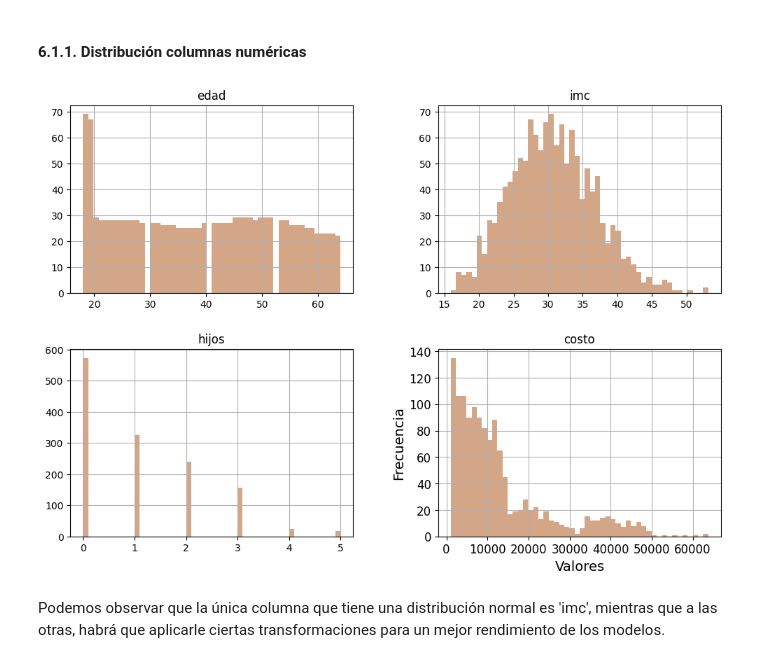
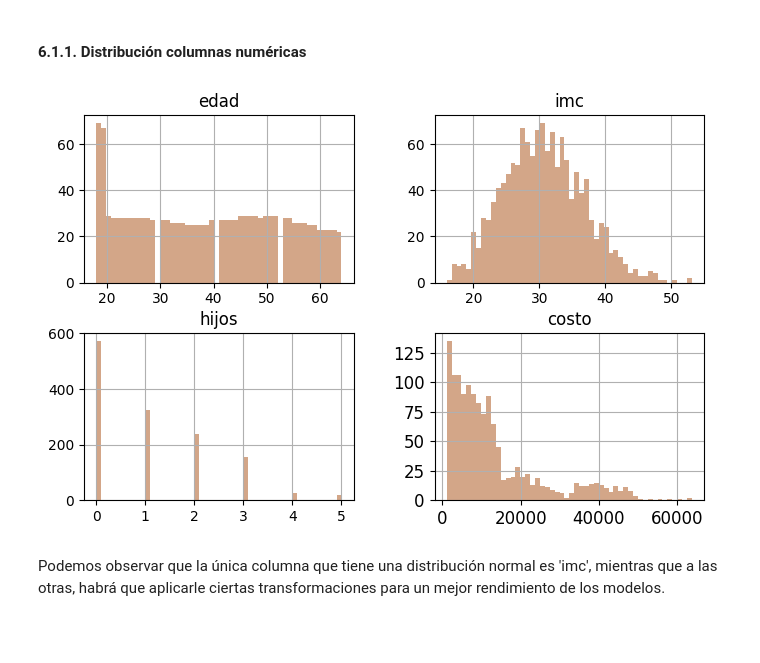
Before and after one commit to XimenaPO/MLProject_Medical_Cost, a Jupyter notebook: src/notebooks/project_resume.ipynb, the cells around one changed output. Saved outputs shown, nothing was run; the diff lists cells and outputs as text; code cells hidden in the pictures; blank space fills up the shorter version.

```diff
--- a/src/notebooks/project_resume.ipynb
+++ b/src/notebooks/project_resume.ipynb
@@ -211 +212,3 @@ df.to_csv('../data/processed/df_limpio.csv')
+# %%
+df = pd.read_csv('../data/processed/df_limpio.csv', index_col=[0])
 # %% [markdown]
@@ -238,25 +241,21 @@ calcular_cardinalidad(df)
 # %%
 # Define el color personalizado
 color = '#D3A688'
 
 # Crea el histograma con estilo personalizado
-df.hist(bins=50, figsize=(12, 8), color=color)
-
-# Añade título y etiquetas de los ejes si es necesario
-plt.xlabel('Valores', fontsize=14)
-plt.ylabel('Frecuencia', fontsize=14)
+df.hist(bins=50, figsize=(8,5), color=color)
 
 # Personaliza el tamaño de las etiquetas de los ejes
 plt.xticks(fontsize=12)
 plt.yticks(fontsize=12)
 
 # Guardar el gráfico como imagen
 plt.savefig('../utils/histograma_columnas_numercias.png')
 
 # Muestra el histograma
 plt.show()
 # %% [output]
-[figure, old version]
+[figure, new version]
 # %% [markdown]
 Podemos observar que la única columna que tiene una distribución normal es 'imc', mientras que a las otras, habrá que aplicarle ciertas transformaciones para un mejor rendimiento de los modelos.
 # %% [markdown]
```
Also changed, not shown: parts of 61 cells of this notebook, 7 other files.
